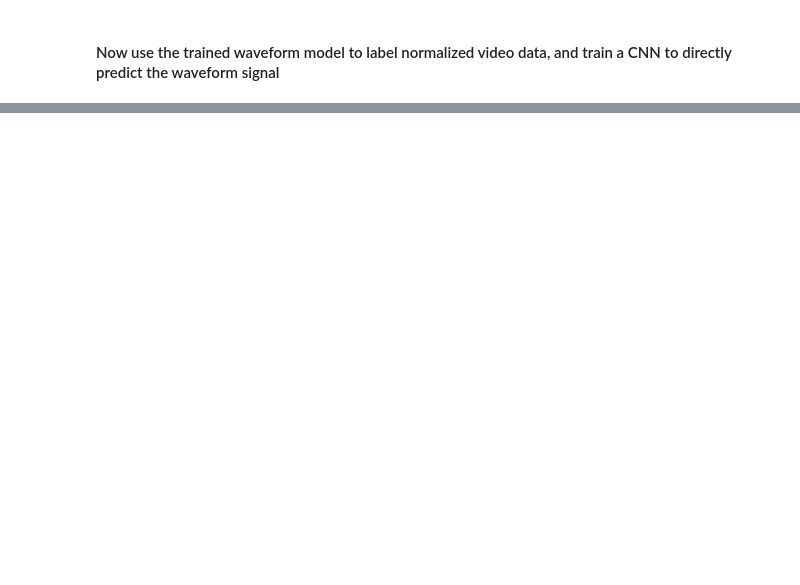
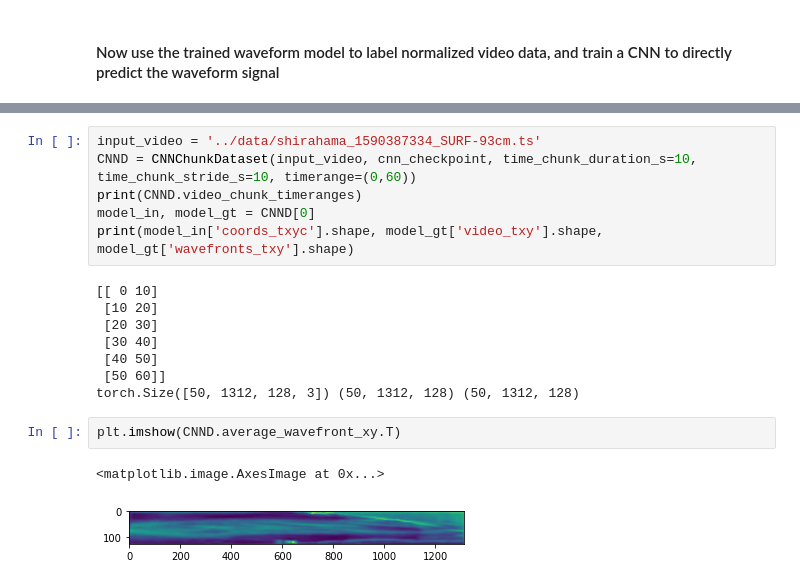
Before and after one commit to sjobeek/surfbreak, a Jupyter notebook: nbs/12_learning_pipeline.ipynb, the cells around one changed output, grey strips where cells are left out. Drawn from its saved outputs; the diff is of its cells as text; blank space fills up the shorter version.

```diff
--- a/nbs/12_learning_pipeline.ipynb
+++ b/nbs/12_learning_pipeline.ipynb
@@ -139,0 +238,19 @@ RuntimeError: Error(s) in loading state_dict for LitSirenNet:
+# %%
+input_video = '../data/shirahama_1590387334_SURF-93cm.ts'
+CNND = CNNChunkDataset(input_video, cnn_checkpoint, time_chunk_duration_s=10, time_chunk_stride_s=10, timerange=(0,60))
+print(CNND.video_chunk_timeranges)
+model_in, model_gt = CNND[0]
+print(model_in['coords_txyc'].shape, model_gt['video_txy'].shape, model_gt['wavefronts_txy'].shape)
+# %% [output]
+[[ 0 10]
+ [10 20]
+ [20 30]
+ [30 40]
+ [40 50]
+ [50 60]]
+torch.Size([50, 1312, 128, 3]) (50, 1312, 128) (50, 1312, 128)
+# %%
+plt.imshow(CNND.average_wavefront_xy.T)
+# %% [output]
+<matplotlib.image.AxesImage at 0x...>
+[figure, added]
```
Also changed, not shown: parts of 12 cells of this notebook, 4 other files.
